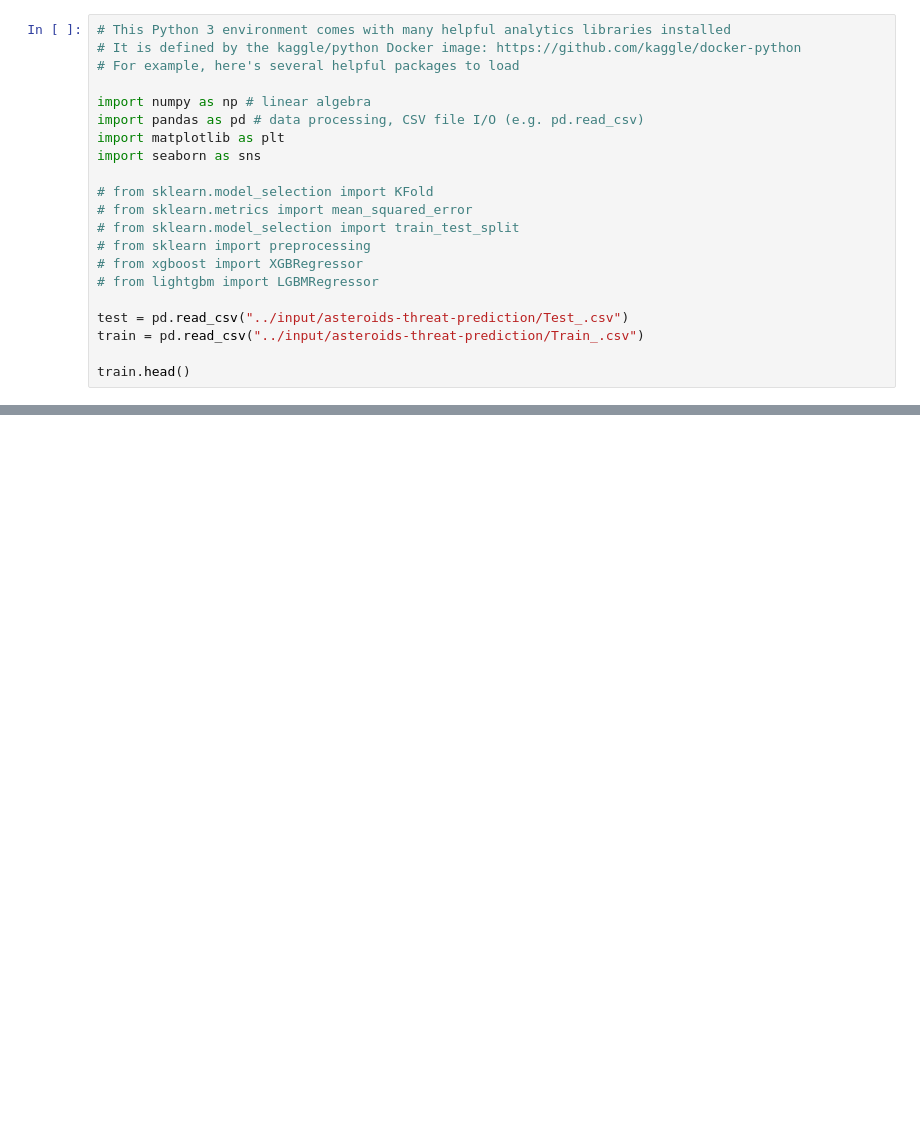
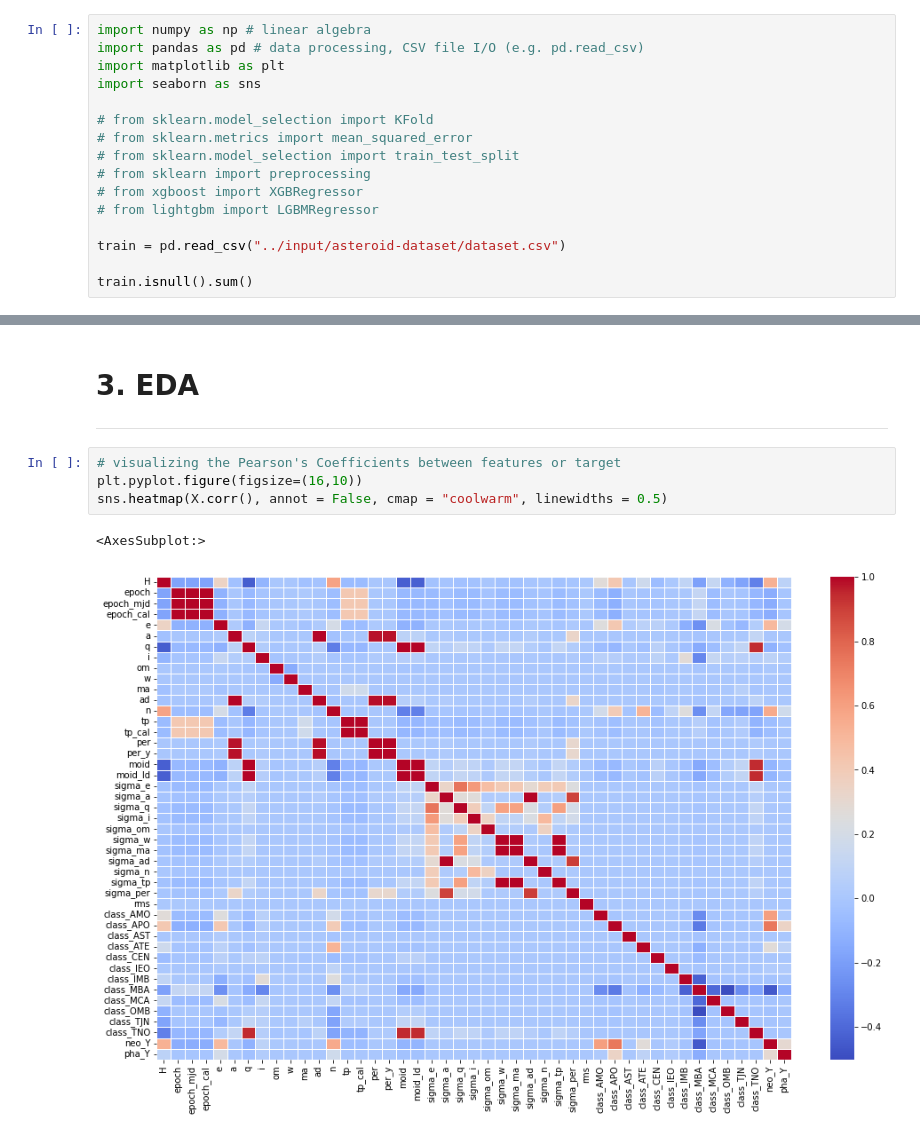
Before and after one commit to edwardloo/Kaggle, a Jupyter notebook: asteroid-threat-prediction.ipynb, the cells around one changed output, grey strips where cells are left out. Saved outputs shown, nothing was run; the diff lists cells and outputs as text; blank space fills up the shorter version.

Commit message:
Kaggle Notebook | Asteroid Threat Prediction | Version 6

```diff
--- a/asteroid-threat-prediction.ipynb
+++ b/asteroid-threat-prediction.ipynb
@@ -1,8 +31,4 @@
 # %%
-# This Python 3 environment comes with many helpful analytics libraries installed
-# It is defined by the kaggle/python Docker image: https://github.com/kaggle/docker-python
-# For example, here's several helpful packages to load
-
 import numpy as np # linear algebra
 import pandas as pd # data processing, CSV file I/O (e.g. pd.read_csv)
 import matplotlib as plt
@@ -15,8 +41,7 @@ import seaborn as sns
 # from xgboost import XGBRegressor
 # from lightgbm import LGBMRegressor
 
-test = pd.read_csv("../input/asteroids-threat-prediction/Test_.csv")
-train = pd.read_csv("../input/asteroids-threat-prediction/Train_.csv")
+train = pd.read_csv("../input/asteroid-dataset/dataset.csv")
 
-train.head()
+train.isnull().sum()
 # %% [output]
@@ -62,3 +193,13 @@ sns.heatmap(train.corr(), annot = False, cmap = "YlGnBu")
+# %% [markdown]
+# 3. EDA
+---
+# %%
+# visualizing the Pearson's Coefficients between features or target
+plt.pyplot.figure(figsize=(16,10))
+sns.heatmap(X.corr(), annot = False, cmap = "coolwarm", linewidths = 0.5)
+# %% [output]
+<AxesSubplot:>
+[figure, added]
 # %%
 # check on the mutual information between features
 from sklearn.feature_selection import mutual_info_classif
```
Also changed, not shown: parts of 19 cells of this notebook.
